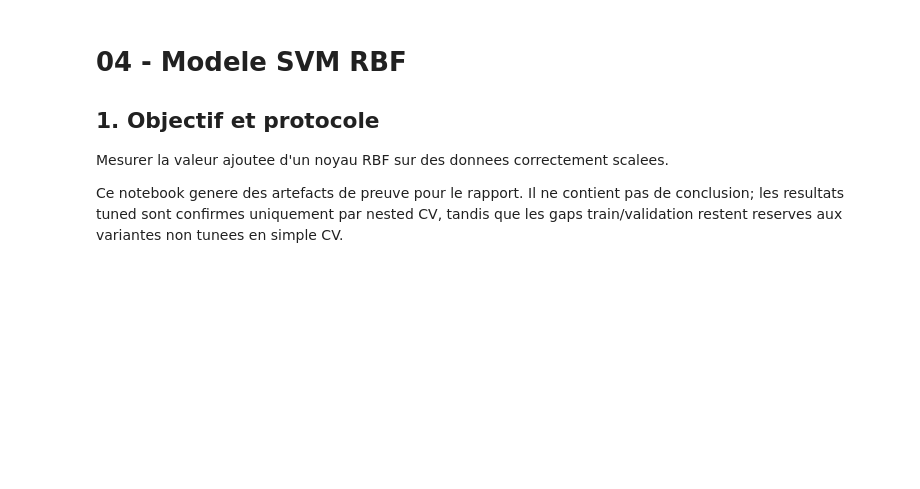
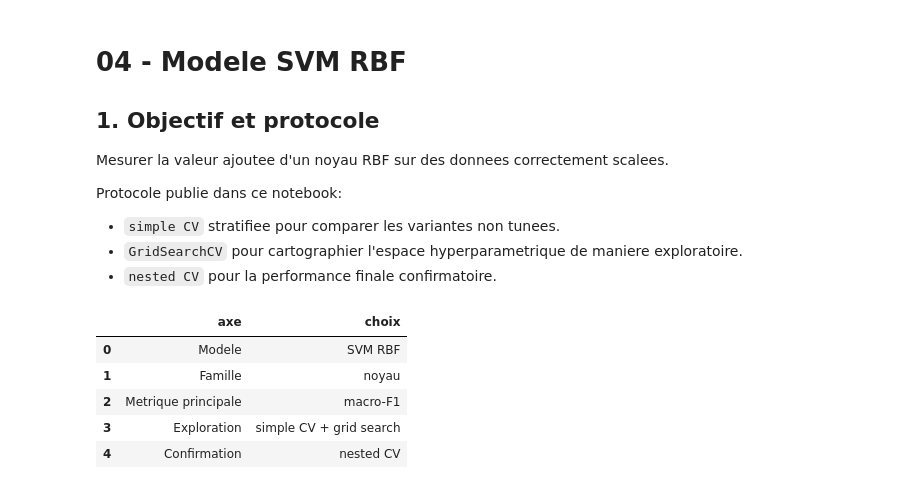
Before and after one commit to Mouloud08/leaf-classification-ml, a Jupyter notebook: notebooks/04_Modele_SVM.ipynb, the cells around one changed output. Cells and saved outputs as stored; diff of their text form; code cells hidden in the pictures; blank space fills up the shorter version.

```diff
--- a/notebooks/04_Modele_SVM.ipynb
+++ b/notebooks/04_Modele_SVM.ipynb
@@ -5,6 +5,7 @@
 
 Mesurer la valeur ajoutee d'un noyau RBF sur des donnees correctement scalees.
 
-Ce notebook genere des artefacts de preuve pour le rapport. Il ne contient pas de conclusion;
-les resultats tuned sont confirmes uniquement par nested CV, tandis que les gaps train/validation
-restent reserves aux variantes non tunees en simple CV.
+Protocole publie dans ce notebook:
+- `simple CV` stratifiee pour comparer les variantes non tunees.
+- `GridSearchCV` pour cartographier l'espace hyperparametrique de maniere exploratoire.
+- `nested CV` pour la performance finale confirmatoire.
@@ -83 +49,26 @@ display(protocole)
+# %%
+MODEL_NAME = "svm"
+ctx = creer_notebook_context(MODEL_NAME)
+spec = ctx.spec
+definition = ctx.definition
+X, y, label_encoder = ctx.X, ctx.y, ctx.label_encoder
+
+protocole = pd.DataFrame(
+    [
+        ("Modele", definition["nom_affiche"]),
+        ("Famille", definition["famille"]),
+        ("Metrique principale", "macro-F1"),
+        ("Exploration", "simple CV + grid search"),
+        ("Confirmation", "nested CV"),
+    ],
+    columns=["axe", "choix"],
+)
+display(protocole)
+# %% [output]
+|  | axe | choix |
+| 0 | Modele | SVM RBF |
+| 1 | Famille | noyau |
+| 2 | Metrique principale | macro-F1 |
+| 3 | Exploration | simple CV + grid search |
+| 4 | Confirmation | nested CV |
 # %% [markdown]
```
Also changed, not shown: parts of 29 cells of this notebook, 48 other files.
